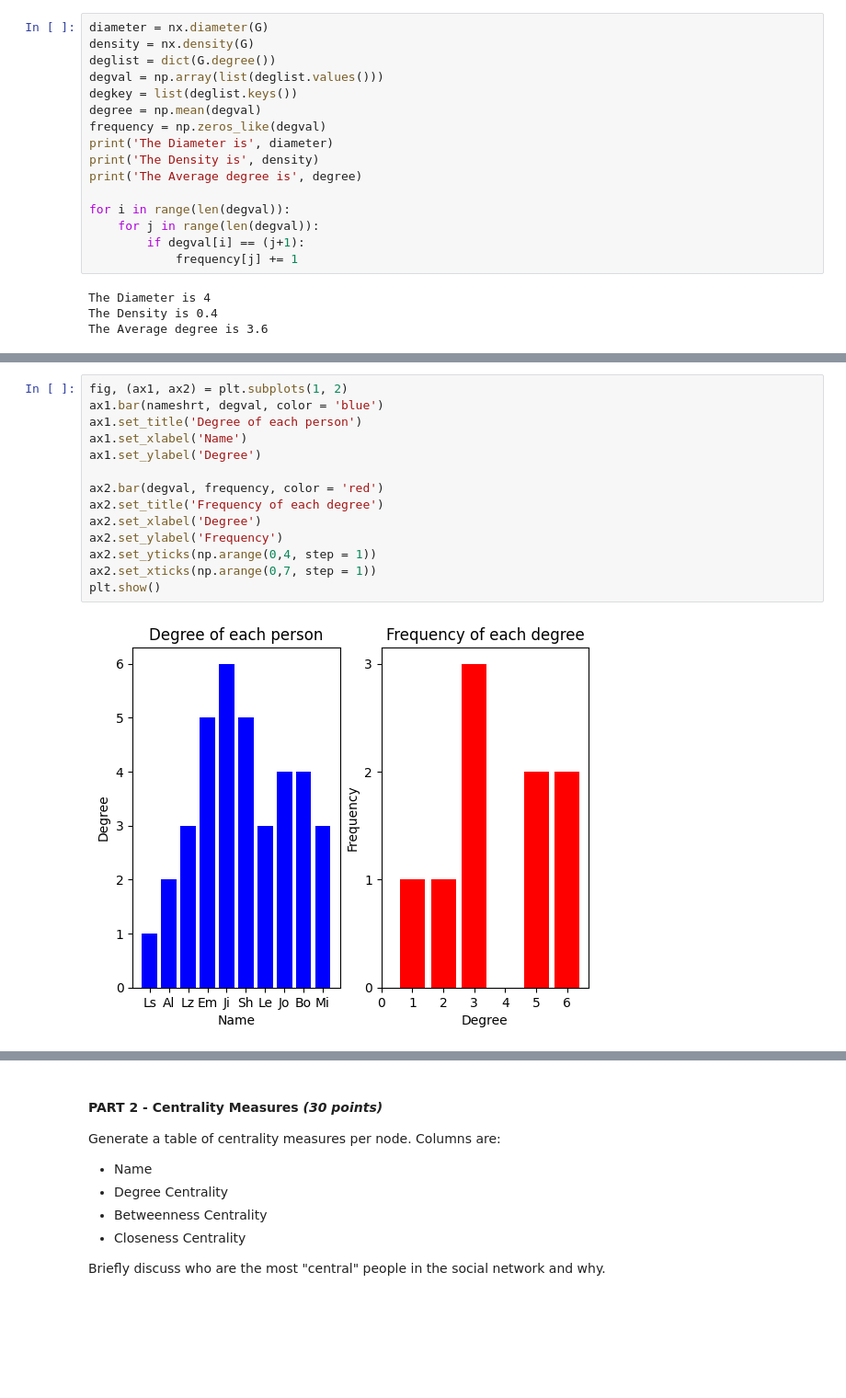
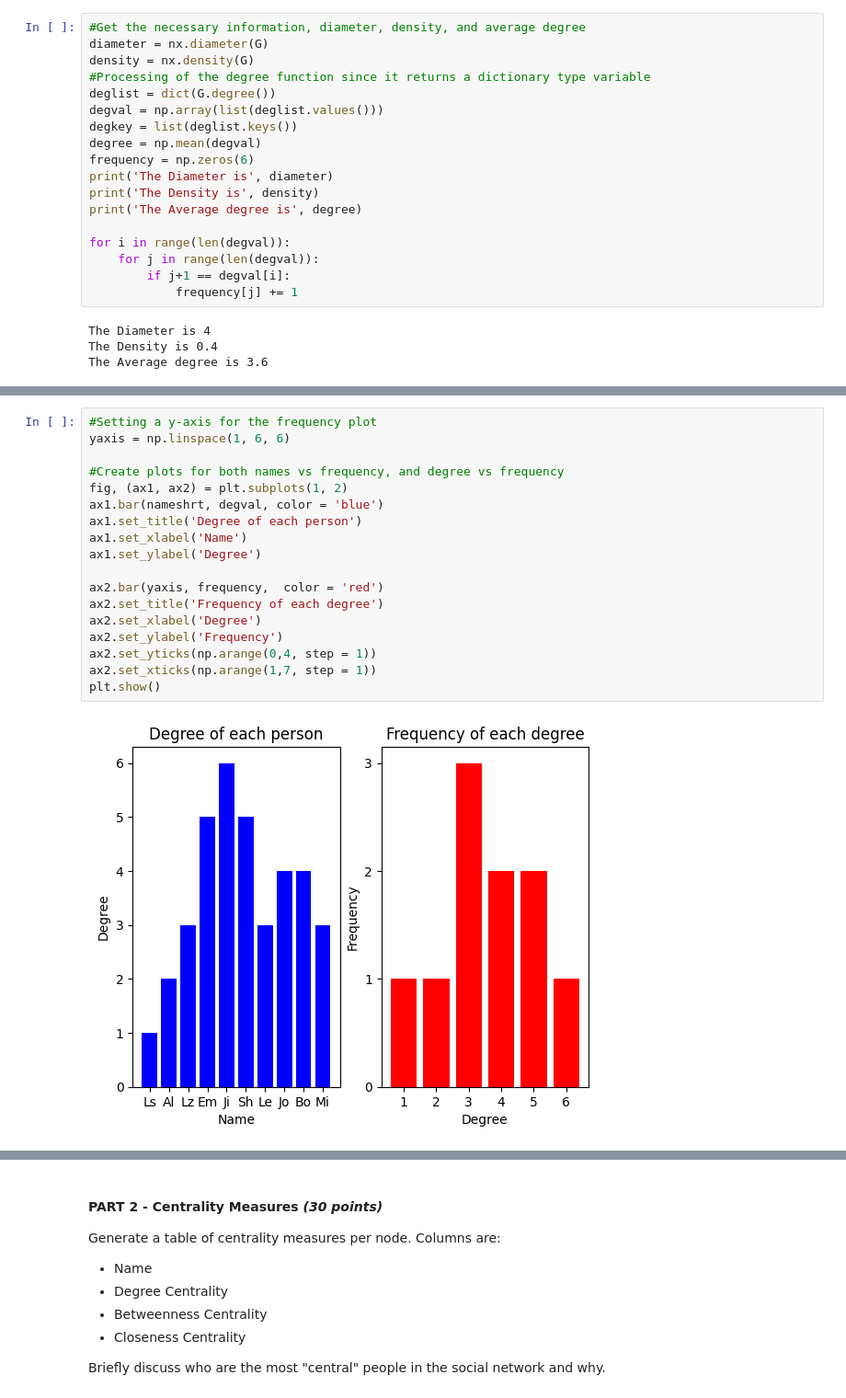
Before and after one commit to PKHR620/AP157-Lab, a Jupyter notebook: AP157_lab_assignment_C1.ipynb, the cells around one changed output, grey strips where cells are left out. Shown at 92% size. Cells and saved outputs as stored; diff of their text form; blank space fills up the shorter version.

```diff
--- a/AP157_lab_assignment_C1.ipynb
+++ b/AP157_lab_assignment_C1.ipynb
@@ -102,18 +110,20 @@ nx.draw(G, with_labels = True)
 # %%
+#Get the necessary information, diameter, density, and average degree
 diameter = nx.diameter(G)
 density = nx.density(G)
+#Processing of the degree function since it returns a dictionary type variable
 deglist = dict(G.degree())
 degval = np.array(list(deglist.values()))
 degkey = list(deglist.keys())
 degree = np.mean(degval)
-frequency = np.zeros_like(degval)
+frequency = np.zeros(6)
 print('The Diameter is', diameter)
 print('The Density is', density)
 print('The Average degree is', degree)
 
 for i in range(len(degval)):
     for j in range(len(degval)):
-        if degval[i] == (j+1):
+        if j+1 == degval[i]:
             frequency[j] += 1
 # %% [output]
 The Diameter is 4
@@ -122,16 +136,20 @@ The Average degree is 3.6
 # %%
+#Setting a y-axis for the frequency plot
+yaxis = np.linspace(1, 6, 6)
+
+#Create plots for both names vs frequency, and degree vs frequency
 fig, (ax1, ax2) = plt.subplots(1, 2)
 ax1.bar(nameshrt, degval, color = 'blue')
 ax1.set_title('Degree of each person')
 ax1.set_xlabel('Name')
 ax1.set_ylabel('Degree')
 
-ax2.bar(degval, frequency, color = 'red')
+ax2.bar(yaxis, frequency,  color = 'red')
 ax2.set_title('Frequency of each degree')
 ax2.set_xlabel('Degree')
 ax2.set_ylabel('Frequency')
 ax2.set_yticks(np.arange(0,4, step = 1))
-ax2.set_xticks(np.arange(0,7, step = 1))
+ax2.set_xticks(np.arange(1,7, step = 1))
 plt.show()
 # %% [output]
-[figure, old version]
+[figure, new version]
```
Also changed, not shown: parts of 12 cells of this notebook.
